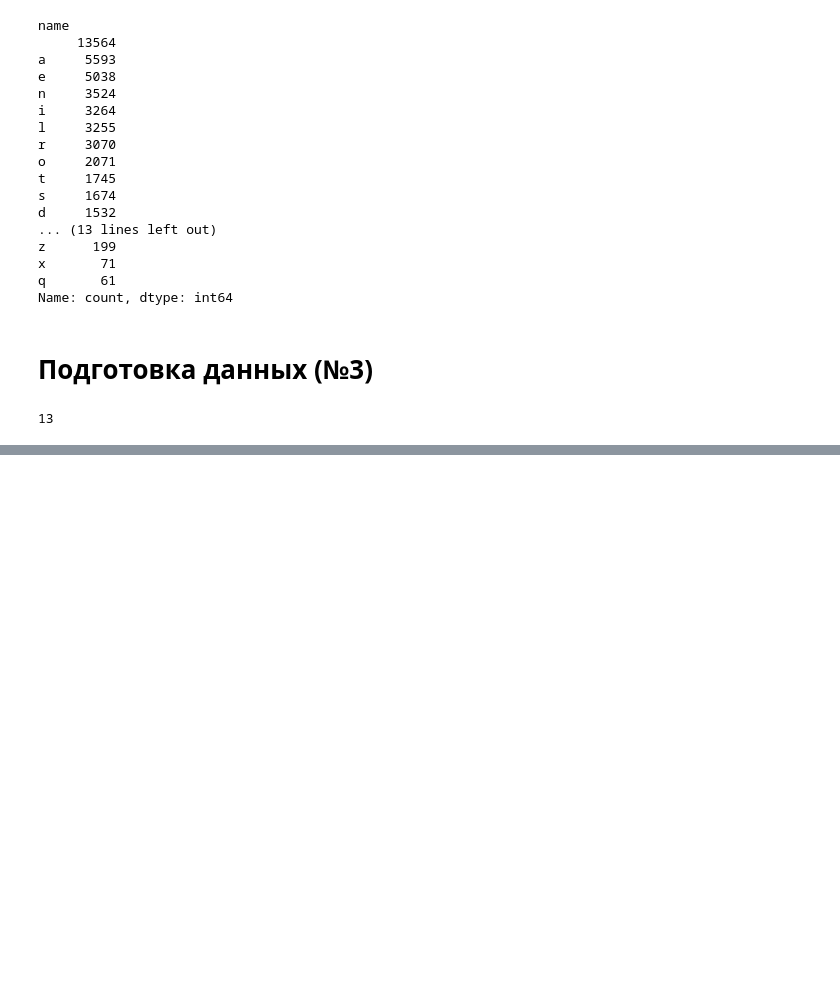
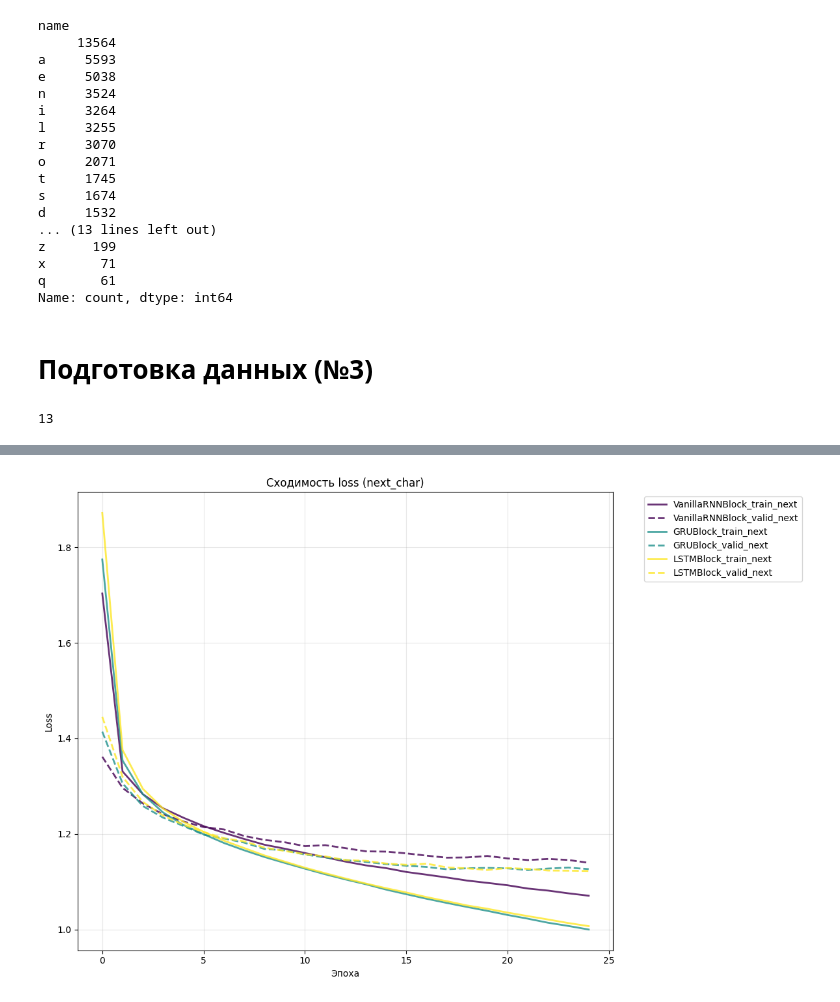
Before and after one commit to Analagis/learning_ML_projects, a Jupyter notebook: Project10/src/report.ipynb, the cells around one changed output, grey strips where cells are left out. Drawn from its saved outputs; the diff is of its cells as text; code cells hidden in the pictures; blank space fills up the shorter version.

```diff
--- a/Project10/src/report.ipynb
+++ b/Project10/src/report.ipynb
@@ -290,2 +126,0 @@ trainer_next = NameTrainer(
-# %%
-trainer_next.fit(train_loader, valid_loader, 25, plot=True)
@@ -336,2 +126,0 @@ trainer_gender = NameTrainer(
-# %%
-trainer_gender.fit(train_loader, valid_loader, 25, plot=True)
@@ -349,0 +129,2 @@ test_roc_auc:  0.917
+# %%
+models_names = ModelRunner(['VanillaRNNBlock', 'GRUBlock', 'LSTMBlock'], len(tokens))
@@ -349,0 +133,2 @@ test_roc_auc:  0.917
+# %%
+models_names.train_models(train_loader, valid_loader, 25, use_next_char_loss = True)
@@ -349,0 +153,4 @@ test_roc_auc:  0.917
+# %%
+models_names.plot_losses(loss_type='next_char')
+# %% [output]
+[figure, added]
```
Also changed, not shown: parts of 58 cells of this notebook, 3 other files.
